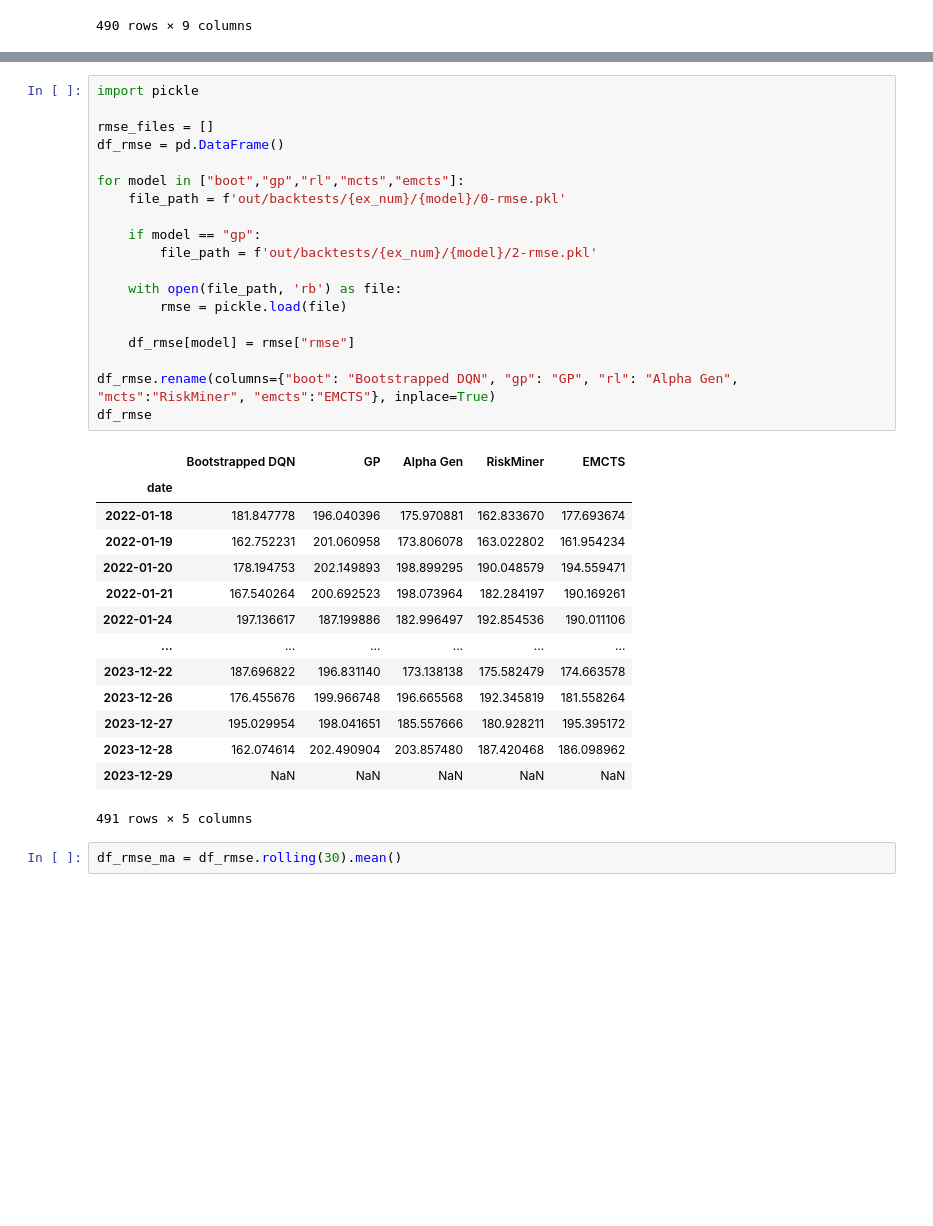
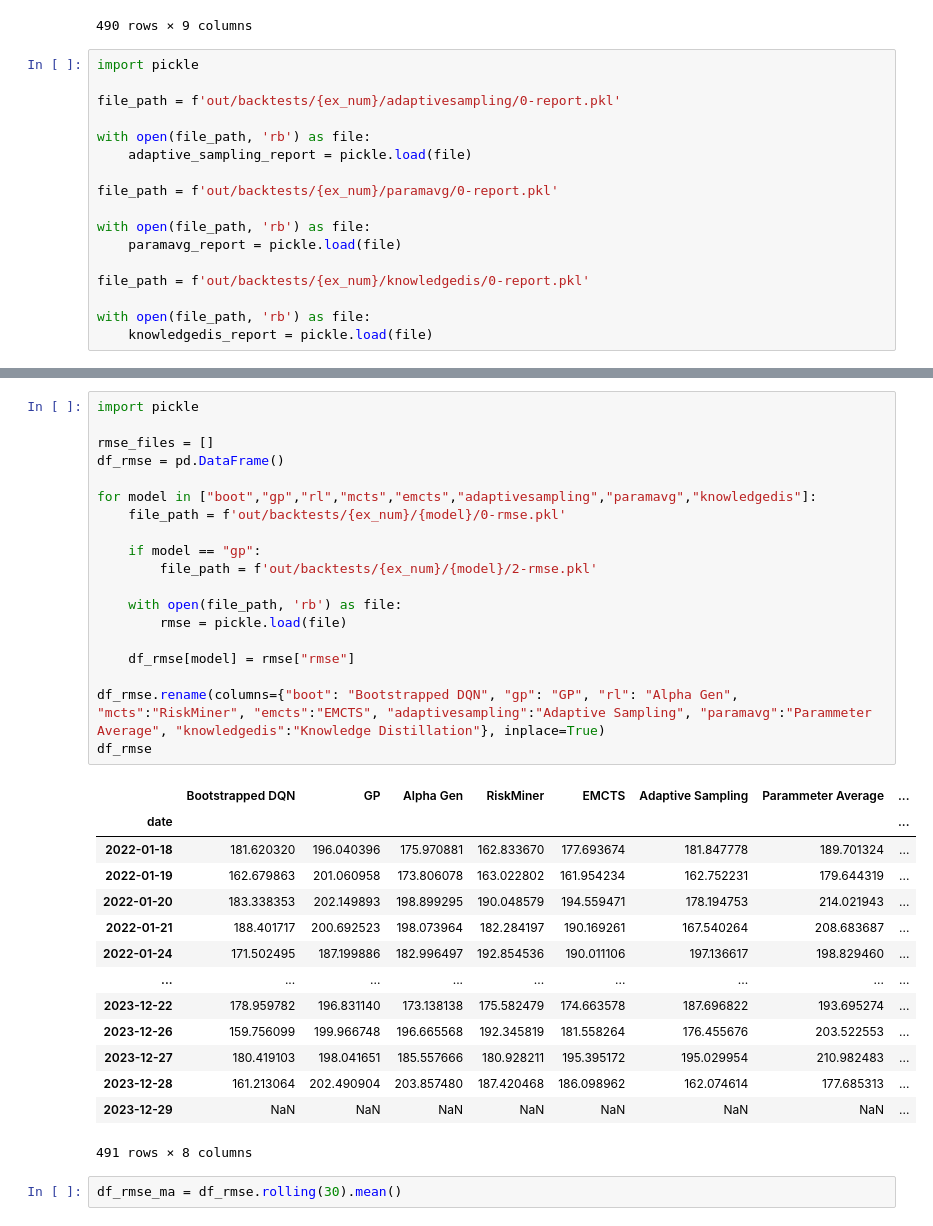
Before and after one commit to Ty-Wattana/alphadeepex, a Jupyter notebook: report.ipynb, the cells around one changed output, grey strips where cells are left out. Cells and saved outputs as stored; diff of their text form; blank space fills up the shorter version.

Commit message:
add boot dqn modified algo

```diff
--- a/report.ipynb
+++ b/report.ipynb
@@ -484,6 +484,23 @@ oracle_report
 | 2023-12-27 | 8.787559e+07 | 1.363376e-03 | 8.139198e+09 | 0.207652 | 1.220880e+07 | 0.000311 | 8.741014e+07 | 4.654511e+05 | 0.001431 |
 | 2023-12-28 | 8.802034e+07 | 1.950161e-03 | 8.156943e+09 | 0.201931 | 1.223541e+07 | 0.000303 | 8.756676e+07 | 4.535839e+05 | 0.000370 |
 490 rows × 9 columns
+# %%
+import pickle
+
+file_path = f'out/backtests/{ex_num}/adaptivesampling/0-report.pkl'
+
+with open(file_path, 'rb') as file:
+    adaptive_sampling_report = pickle.load(file)
+
+file_path = f'out/backtests/{ex_num}/paramavg/0-report.pkl'
+
+with open(file_path, 'rb') as file:
+    paramavg_report = pickle.load(file)
+
+file_path = f'out/backtests/{ex_num}/knowledgedis/0-report.pkl'
+
+with open(file_path, 'rb') as file:
+    knowledgedis_report = pickle.load(file)
 # %%
 import pandas as pd
 df_com = pd.DataFrame()
@@ -509,37 +530,37 @@ df_com.head()
 # %%
 import pickle
 
 rmse_files = []
 df_rmse = pd.DataFrame()
 
-for model in ["boot","gp","rl","mcts","emcts"]:
+for model in ["boot","gp","rl","mcts","emcts","adaptivesampling","paramavg","knowledgedis"]:
     file_path = f'out/backtests/{ex_num}/{model}/0-rmse.pkl'
 
     if model == "gp":
         file_path = f'out/backtests/{ex_num}/{model}/2-rmse.pkl'
 
     with open(file_path, 'rb') as file:
         rmse = pickle.load(file)
 
     df_rmse[model] = rmse["rmse"]
 
-df_rmse.rename(columns={"boot": "Bootstrapped DQN", "gp": "GP", "rl": "Alpha Gen", "mcts":"RiskMiner", "emcts":"EMCTS"}, inplace=True)
+df_rmse.rename(columns={"boot": "Bootstrapped DQN", "gp": "GP", "rl": "Alpha Gen", "mcts":"RiskMiner", "emcts":"EMCTS", "adaptivesampling":"Adaptive Sampling", "paramavg":"Parammeter Average", "knowledgedis":"Knowledge Distillation"}, inplace=True)
 df_rmse
 # %% [output]
-|  | Bootstrapped DQN | GP | Alpha Gen | RiskMiner | EMCTS |
-| date |  |  |  |  |  |
-| 2022-01-18 | 181.847778 | 196.040396 | 175.970881 | 162.833670 | 177.693674 |
-| 2022-01-19 | 162.752231 | 201.060958 | 173.806078 | 163.022802 | 161.954234 |
-| 2022-01-20 | 178.194753 | 202.149893 | 198.899295 | 190.048579 | 194.559471 |
-| 2022-01-21 | 167.540264 | 200.692523 | 198.073964 | 182.284197 | 190.169261 |
-| 2022-01-24 | 197.136617 | 187.199886 | 182.996497 | 192.854536 | 190.011106 |
-| ... | ... | ... | ... | ... | ... |
-| 2023-12-22 | 187.696822 | 196.831140 | 173.138138 | 175.582479 | 174.663578 |
-| 2023-12-26 | 176.455676 | 199.966748 | 196.665568 | 192.345819 | 181.558264 |
-| 2023-12-27 | 195.029954 | 198.041651 | 185.557666 | 180.928211 | 195.395172 |
-| 2023-12-28 | 162.074614 | 202.490904 | 203.857480 | 187.420468 | 186.098962 |
-| 2023-12-29 | NaN | NaN | NaN | NaN | NaN |
+|  | Bootstrapped DQN | GP | Alpha Gen | RiskMiner | EMCTS | Adaptive Sampling | Parammeter Average | ... |
+| date |  |  |  |  |  |  |  | ... |
+| 2022-01-18 | 181.620320 | 196.040396 | 175.970881 | 162.833670 | 177.693674 | 181.847778 | 189.701324 | ... |
+| 2022-01-19 | 162.679863 | 201.060958 | 173.806078 | 163.022802 | 161.954234 | 162.752231 | 179.644319 | ... |
+| 2022-01-20 | 183.338353 | 202.149893 | 198.899295 | 190.048579 | 194.559471 | 178.194753 | 214.021943 | ... |
+| 2022-01-21 | 188.401717 | 200.692523 | 198.073964 | 182.284197 | 190.169261 | 167.540264 | 208.683687 | ... |
+| 2022-01-24 | 171.502495 | 187.199886 | 182.996497 | 192.854536 | 190.011106 | 197.136617 | 198.829460 | ... |
+| ... | ... | ... | ... | ... | ... | ... | ... | ... |
+| 2023-12-22 | 178.959782 | 196.831140 | 173.138138 | 175.582479 | 174.663578 | 187.696822 | 193.695274 | ... |
+| 2023-12-26 | 159.756099 | 199.966748 | 196.665568 | 192.345819 | 181.558264 | 176.455676 | 203.522553 | ... |
+| 2023-12-27 | 180.419103 | 198.041651 | 185.557666 | 180.928211 | 195.395172 | 195.029954 | 210.982483 | ... |
+| 2023-12-28 | 161.213064 | 202.490904 | 203.857480 | 187.420468 | 186.098962 | 162.074614 | 177.685313 | ... |
+| 2023-12-29 | NaN | NaN | NaN | NaN | NaN | NaN | NaN | ... |
-491 rows × 5 columns
+491 rows × 8 columns
 # %%
 df_rmse_ma = df_rmse.rolling(30).mean()
 # %%
```
Also changed, not shown: parts of 4 cells of this notebook, 1 other file.
